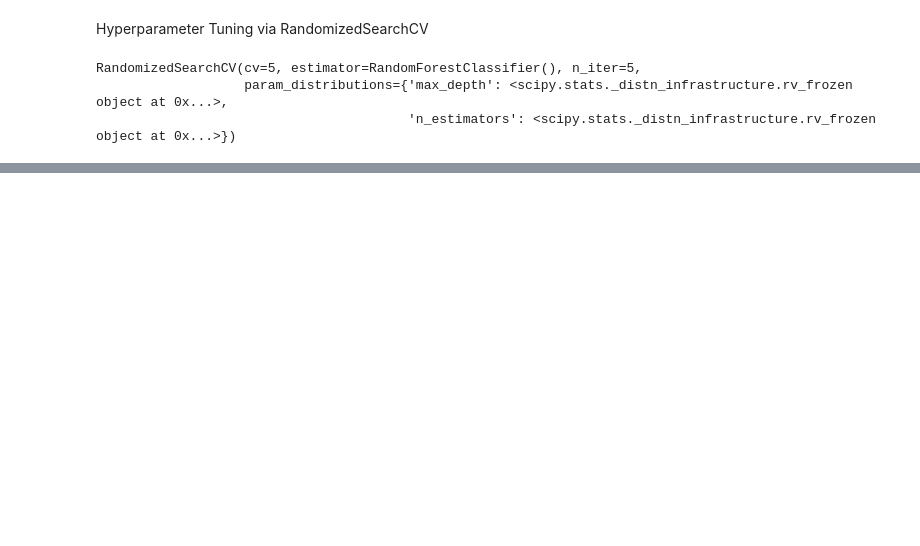
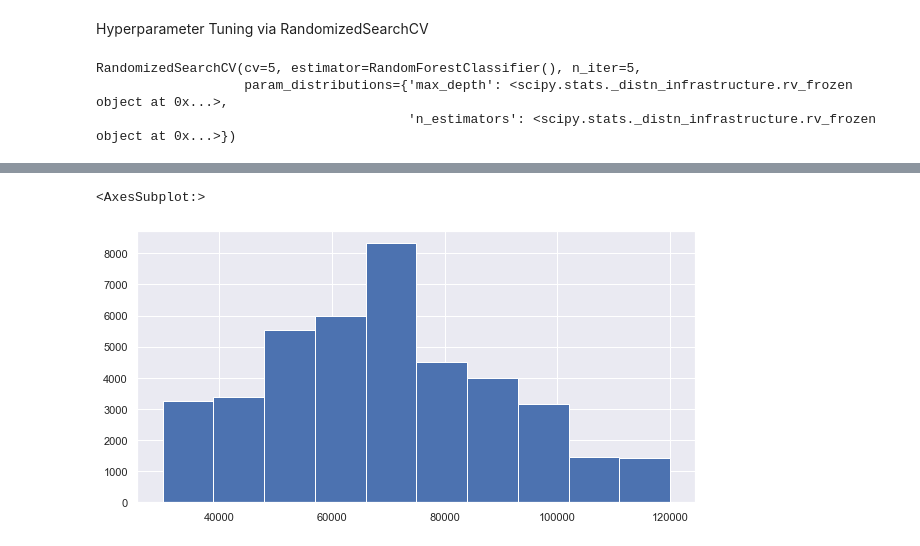
Before and after one commit to mya0220/starbucks_capstone, a Jupyter notebook: Starbucks_Capstone_notebook.ipynb, the cells around one changed output, grey strips where cells are left out. Cells and saved outputs as stored; diff of their text form; code cells hidden in the pictures; blank space fills up the shorter version.

```diff
--- a/Starbucks_Capstone_notebook.ipynb
+++ b/Starbucks_Capstone_notebook.ipynb
@@ -598,0 +635,5 @@ Recall: 0.6684031984492367
+# %%
+main_model[main_model['if_valid']==1]['income'].hist()
+# %% [output]
+<AxesSubplot:>
+[figure, added]
```
Also changed, not shown: parts of 26 cells of this notebook, 8 other files.
